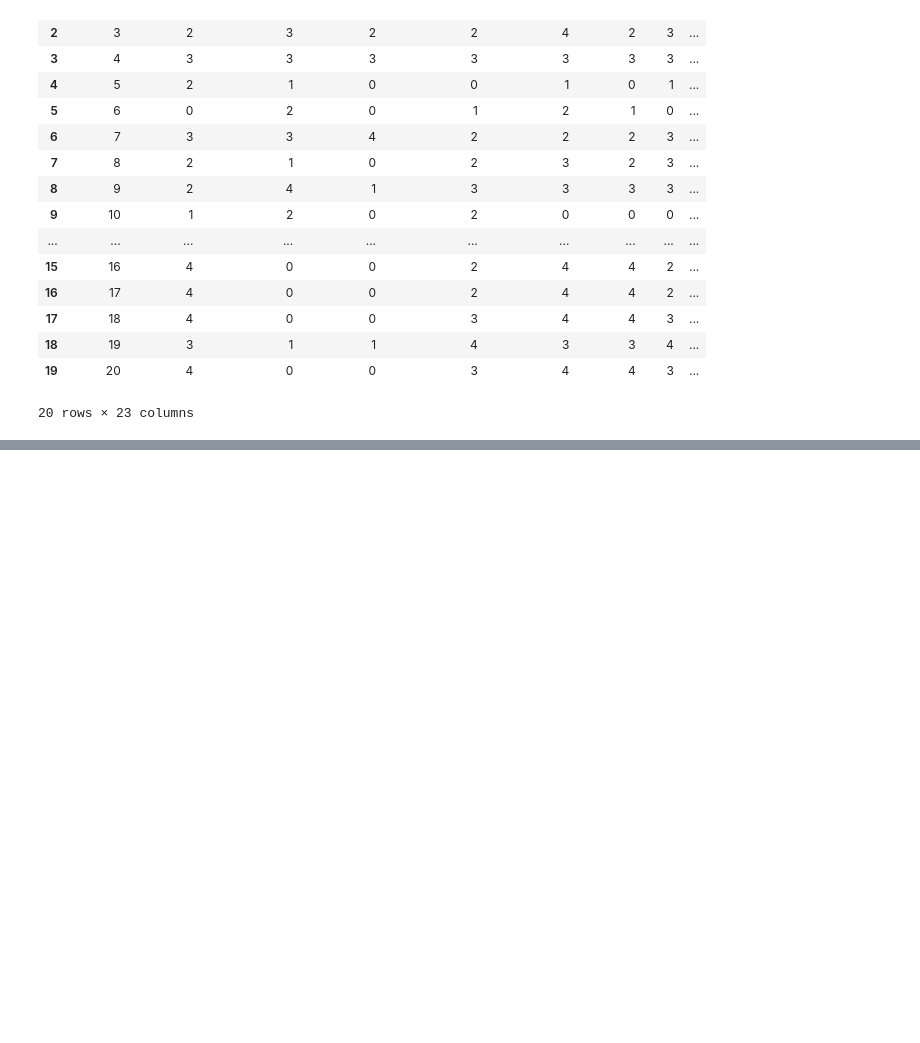
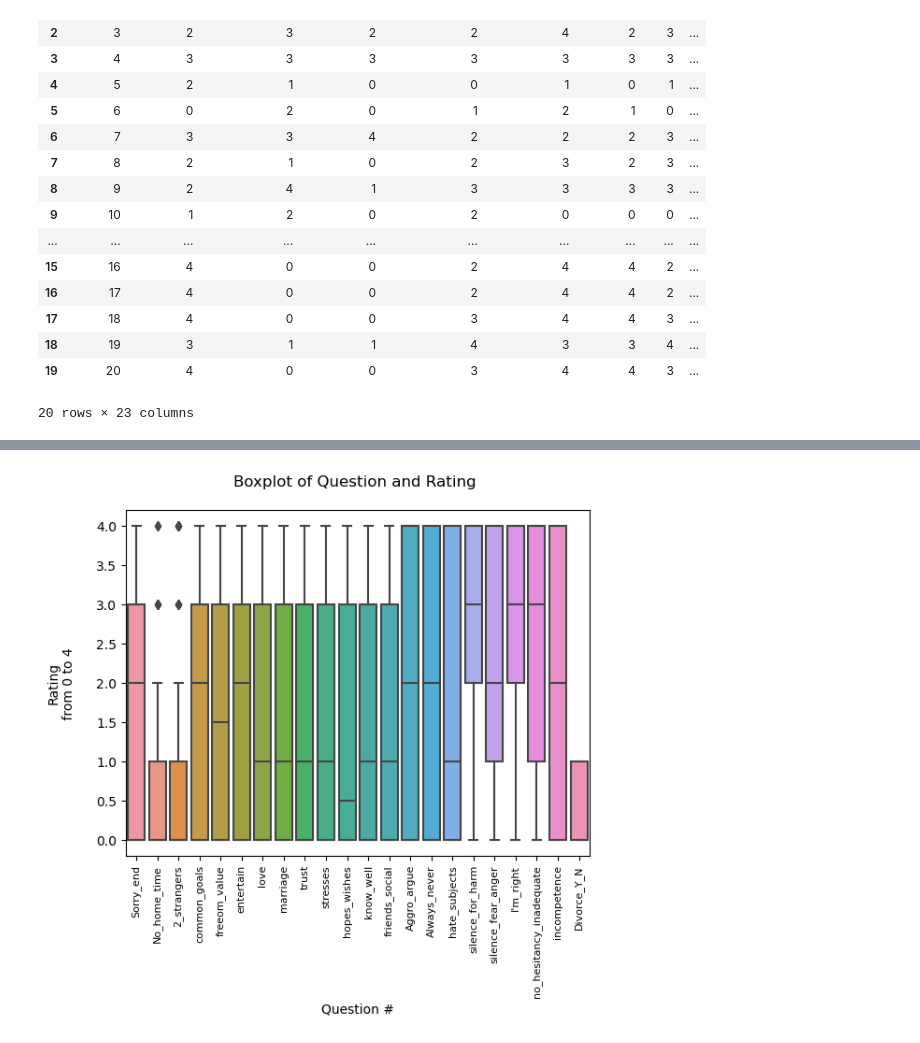
Before and after one commit to algjor/project2_creditcardfraud, a Jupyter notebook: proj_2_divorce.ipynb, the cells around one changed output, grey strips where cells are left out. Saved outputs shown, nothing was run; the diff lists cells and outputs as text; code cells hidden in the pictures; blank space fills up the shorter version.

```diff
--- a/proj_2_divorce.ipynb
+++ b/proj_2_divorce.ipynb
@@ -91,0 +114,11 @@ plt.show()
+# %%
+#Boxplot - al
+data = new_df.drop("Couple#", axis=1)
+sns.boxplot(data)
+plt.xticks(fontsize=8, rotation=90)
+plt.xlabel('Question #')
+plt.ylabel('Rating\n from 0 to 4 \n')
+plt.title( f'Boxplot of Question and Rating \n')
+plt.show()
+# %% [output]
+[figure, added]
```
Also changed, not shown: parts of 19 cells of this notebook, 1 other file.
